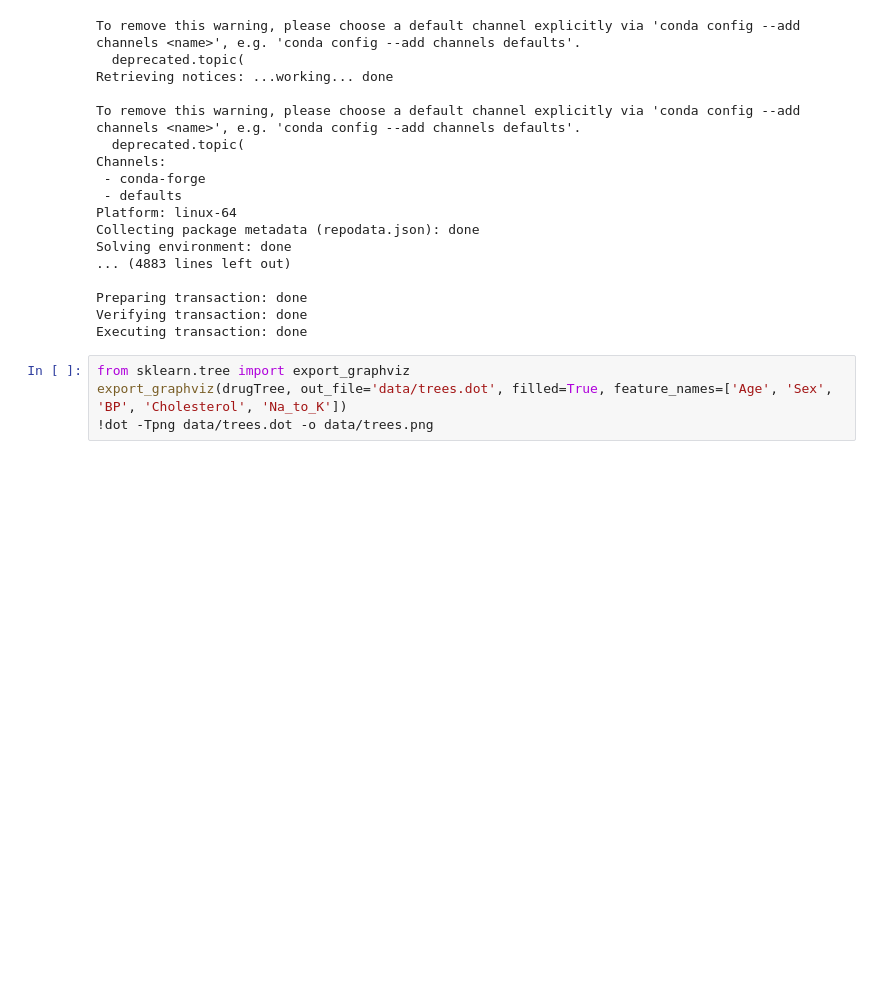
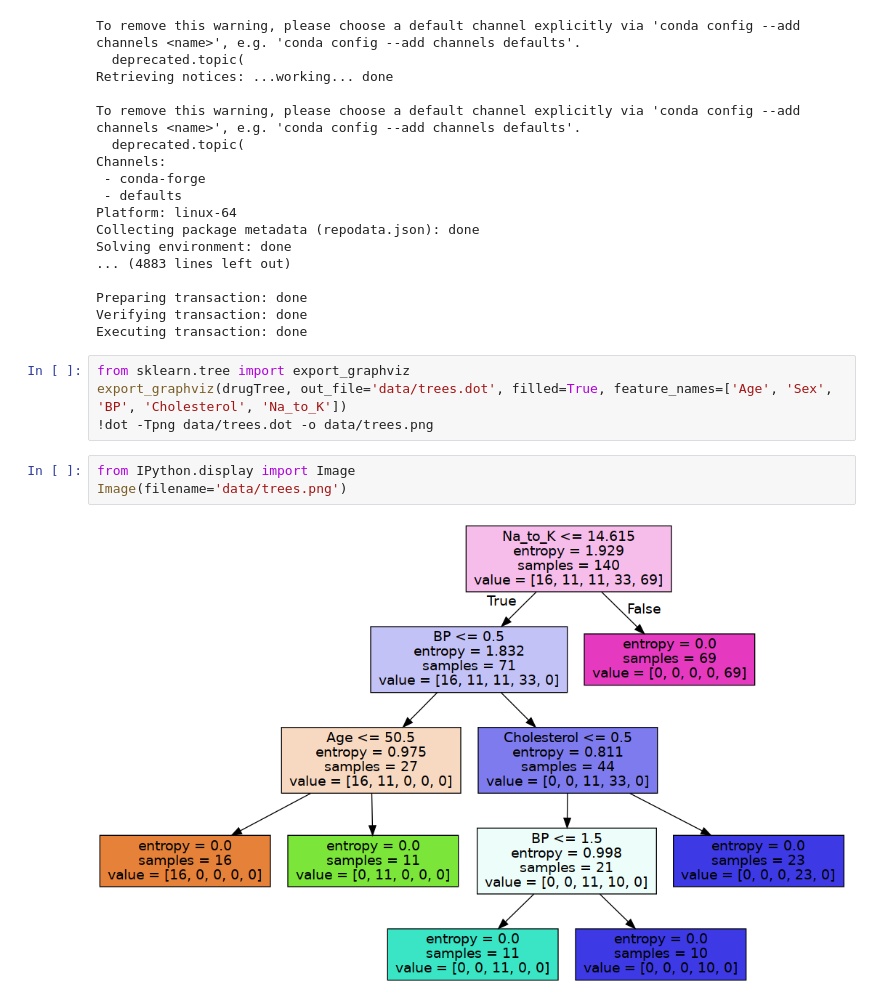
Before and after one commit to setoudie/CourseraMLCourse, a Jupyter notebook: DecisionTree.ipynb, the cells around one changed output. Cells and saved outputs as stored; diff of their text form; blank space fills up the shorter version.

Commit message:
DecisionTree.ipynb 003

```diff
--- a/DecisionTree.ipynb
+++ b/DecisionTree.ipynb
@@ -324,3 +324,8 @@ Executing transaction: done
 from sklearn.tree import export_graphviz
 export_graphviz(drugTree, out_file='data/trees.dot', filled=True, feature_names=['Age', 'Sex', 'BP', 'Cholesterol', 'Na_to_K'])
 !dot -Tpng data/trees.dot -o data/trees.png
+# %%
+from IPython.display import Image
+Image(filename='data/trees.png')
+# %% [output]
+[figure, added]
```
